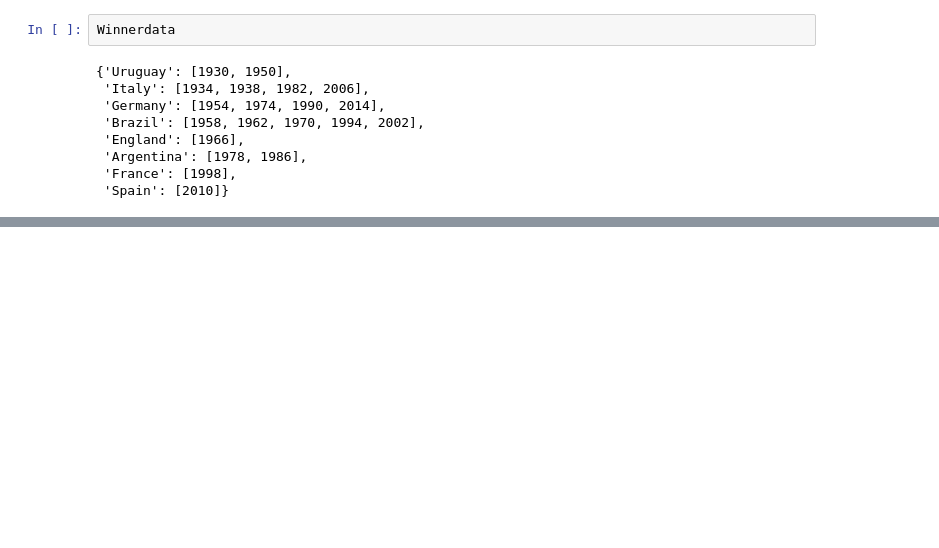
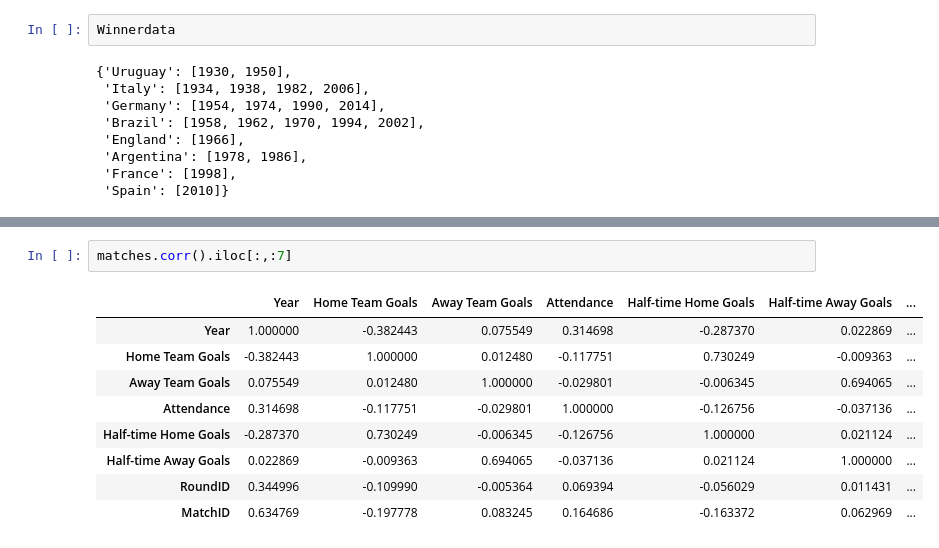
Before and after one commit to kayne10/Capstone1-FIFA-data, a Jupyter notebook: Initial_eval.ipynb, the cells around one changed output, grey strips where cells are left out. Drawn from its saved outputs; the diff is of its cells as text; blank space fills up the shorter version.

```diff
--- a/Initial_eval.ipynb
+++ b/Initial_eval.ipynb
@@ -545,0 +537,12 @@ Winnerdata
+# %%
+matches.corr().iloc[:,:7]
+# %% [output]
+|  | Year | Home Team Goals | Away Team Goals | Attendance | Half-time Home Goals | Half-time Away Goals | ... |
+| Year | 1.000000 | -0.382443 | 0.075549 | 0.314698 | -0.287370 | 0.022869 | ... |
+| Home Team Goals | -0.382443 | 1.000000 | 0.012480 | -0.117751 | 0.730249 | -0.009363 | ... |
+| Away Team Goals | 0.075549 | 0.012480 | 1.000000 | -0.029801 | -0.006345 | 0.694065 | ... |
+| Attendance | 0.314698 | -0.117751 | -0.029801 | 1.000000 | -0.126756 | -0.037136 | ... |
+| Half-time Home Goals | -0.287370 | 0.730249 | -0.006345 | -0.126756 | 1.000000 | 0.021124 | ... |
+| Half-time Away Goals | 0.022869 | -0.009363 | 0.694065 | -0.037136 | 0.021124 | 1.000000 | ... |
+| RoundID | 0.344996 | -0.109990 | -0.005364 | 0.069394 | -0.056029 | 0.011431 | ... |
+| MatchID | 0.634769 | -0.197778 | 0.083245 | 0.164686 | -0.163372 | 0.062969 | ... |
```
Also changed, not shown: parts of 2 cells of this notebook, 4 other files.
